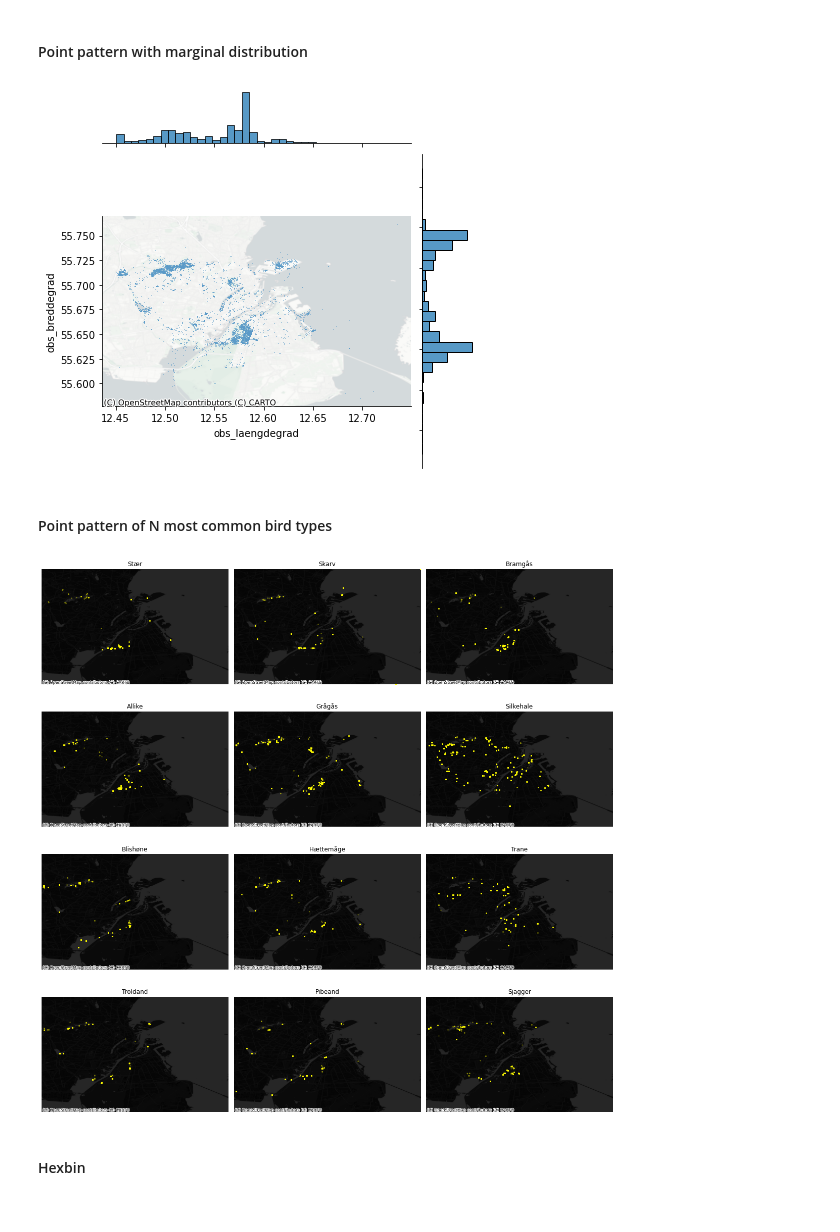
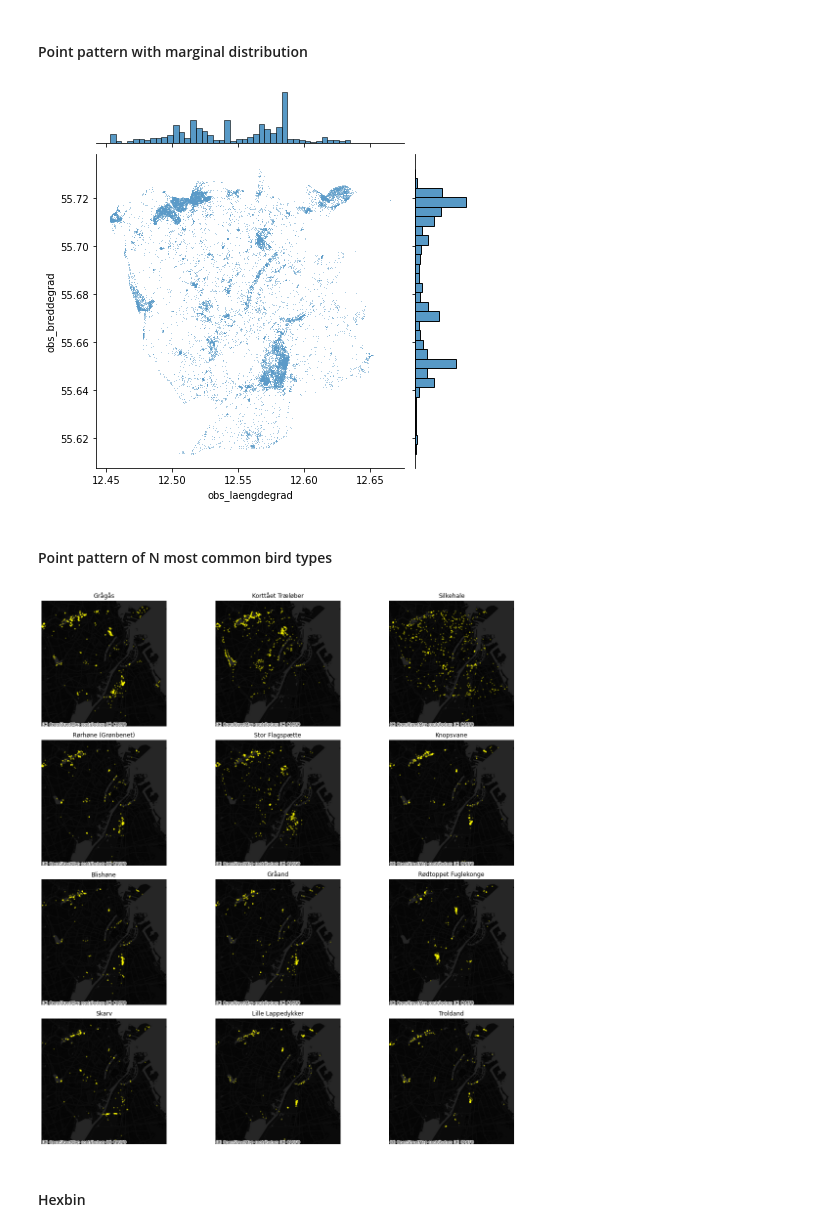
Before and after one commit to Marcus-Friis/geospatial-exam, a Jupyter notebook: notebooks/birds.ipynb, the cells around one changed output. Saved outputs shown, nothing was run; the diff lists cells and outputs as text; code cells hidden in the pictures.

```diff
--- a/notebooks/birds.ipynb
+++ b/notebooks/birds.ipynb
@@ -26,6 +30,3 @@ birds.head()
 gdf = gpd.GeoDataFrame(
     birds, geometry=gpd.points_from_xy(birds.obs_laengdegrad, birds.obs_breddegrad), crs="EPSG:4326"
 )
-# %%
-# remove observations without exact coordinates
-gdf = gdf[~gdf.geometry.is_empty]
@@ -32,2 +35,19 @@ gdf = gdf[~gdf.geometry.is_empty]
+# %%
+# project to EPSG:25832
+gdf = gdf.to_crs('EPSG:25832')
+# %%
+# remove observations outside of Copenhagen
+
+# load shape of Copenhagen
+geocodes = ['Københavns Kommune', 'Frederiksberg Kommune']
+cph = ox.geocode_to_gdf(geocodes)
+cph = cph.to_crs('EPSG:25832')
+cph_poly = cph.dissolve().geometry.iloc[0]
+
+# find intersecting bird observations
+gdf['intersection_geometry'] = gdf.geometry.intersection(cph_poly)
+# %%
+# remove observations without exact coordinates
+gdf = gdf[~gdf.intersection_geometry.is_empty]
 # %% [markdown]
 ## Visualizing bird sightings
@@ -53,19 +74,19 @@ ax.set_axis_off()
 # %%
 joint_axes = sns.jointplot(
     x='obs_laengdegrad', y='obs_breddegrad', data=gdf, s=0.5
 )
-cx.add_basemap(
-    joint_axes.ax_joint,
-    crs="EPSG:4326",
-    source=cx.providers.CartoDB.PositronNoLabels
-);
+# cx.add_basemap(
+#     joint_axes.ax_joint,
+#     crs="EPSG:4326",
+#     source=cx.providers.CartoDB.PositronNoLabels
+# );
 # %% [output]
-[figure, old version]
+[figure, new version]
 # %% [markdown]
 #### Point pattern of N most common bird types
 # %%
 N = 12
-bird_types = gdf_exploded.Artnavn.value_counts().index.to_list()
+bird_types = gdf.Artnavn.value_counts().index.to_list()
 
 f, axes = plt.subplots(int(N/3), 3, figsize=(16,16))
 axes = axes.flatten()
@@ -76,7 +97,7 @@ for i in range(N):
     ax = axes[i]
     bird_type = bird_types[i]
 
-    type_df = gdf_exploded[gdf_exploded.Artnavn == bird_type]
+    type_df = gdf[gdf.Artnavn == bird_type]
     ax.scatter(type_df.geometry.x, type_df.geometry.y, s=2, c="xkcd:bright yellow", alpha=0.3)
 
     ax.set_title(bird_type)
@@ -88,7 +109,7 @@ for i in range(N):
 
 plt.tight_layout()
 # %% [output]
-[figure, old version]
+[figure, new version]
 # %% [markdown]
 #### Hexbin
 # %%
```
Also changed, not shown: parts of 25 cells of this notebook.
